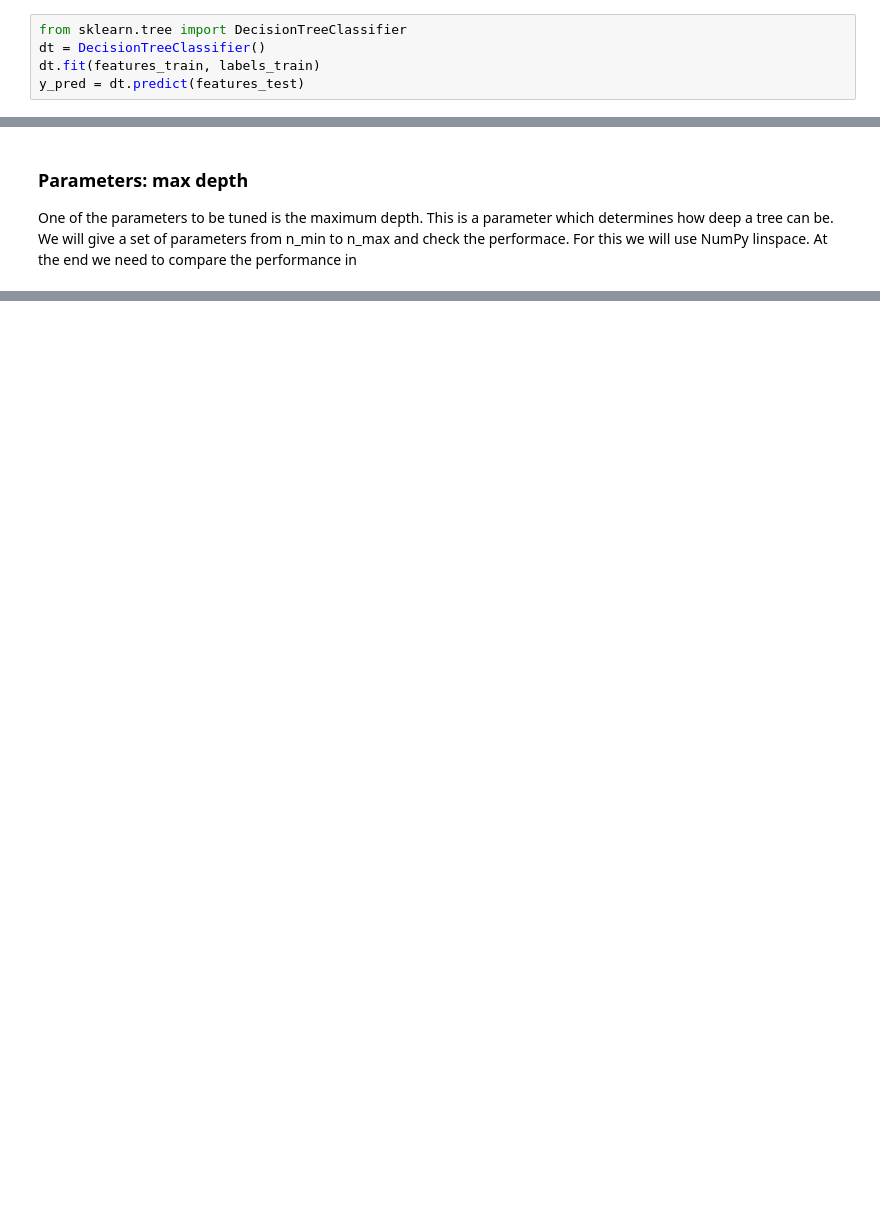
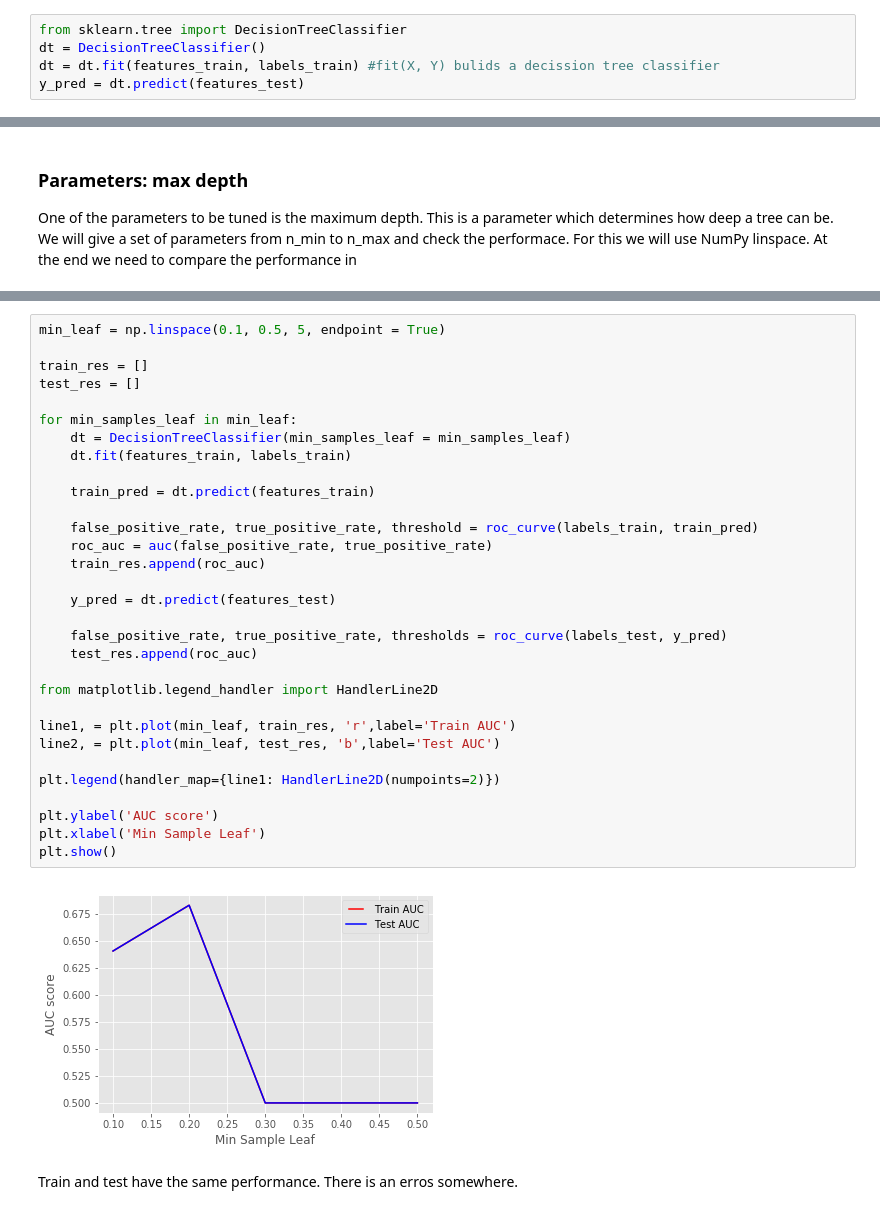
Before and after one commit to zefi89/project_MachineLearning, a Jupyter notebook: Introduction.ipynb, the cells around one changed output, grey strips where cells are left out. Saved outputs shown, nothing was run; the diff lists cells and outputs as text; blank space fills up the shorter version.

```diff
--- a/Introduction.ipynb
+++ b/Introduction.ipynb
@@ -147,5 +156,5 @@ Let's use a decision tree classifier, which with default parameters to get an id
 # %%
 from sklearn.tree import DecisionTreeClassifier
 dt = DecisionTreeClassifier()
-dt.fit(features_train, labels_train)
+dt = dt.fit(features_train, labels_train) #fit(X, Y) bulids a decission tree classifier
 y_pred = dt.predict(features_test)
@@ -196,0 +217,35 @@ plt.show()
+# %%
+min_leaf = np.linspace(0.1, 0.5, 5, endpoint = True)
+
+train_res = []
+test_res = []
+
+for min_samples_leaf in min_leaf:
+    dt = DecisionTreeClassifier(min_samples_leaf = min_samples_leaf)
+    dt.fit(features_train, labels_train)
+
+    train_pred = dt.predict(features_train)
+
+    false_positive_rate, true_positive_rate, threshold = roc_curve(labels_train, train_pred)
+    roc_auc = auc(false_positive_rate, true_positive_rate)
+    train_res.append(roc_auc)
+
+    y_pred = dt.predict(features_test)
+
+    false_positive_rate, true_positive_rate, thresholds = roc_curve(labels_test, y_pred)
+    test_res.append(roc_auc)
+
+from matplotlib.legend_handler import HandlerLine2D
+
+line1, = plt.plot(min_leaf, train_res, 'r',label='Train AUC')
+line2, = plt.plot(min_leaf, test_res, 'b',label='Test AUC')
+
+plt.legend(handler_map={line1: HandlerLine2D(numpoints=2)})
+
+plt.ylabel('AUC score')
+plt.xlabel('Min Sample Leaf')
+plt.show()
+# %% [output]
+[figure, added]
+# %% [markdown]
+Train and test have the same performance. There is an erros somewhere.
```
Also changed, not shown: parts of 11 cells of this notebook.
